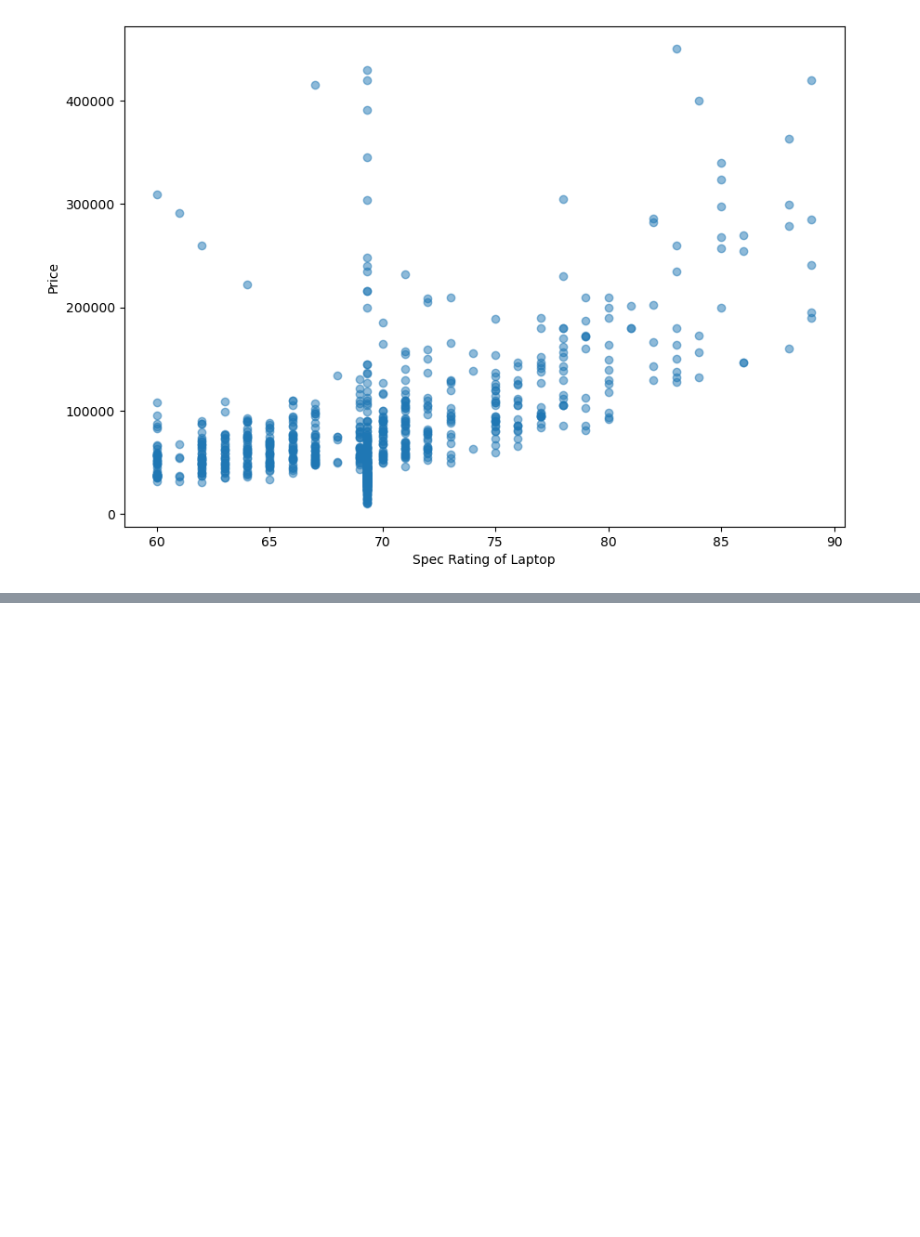
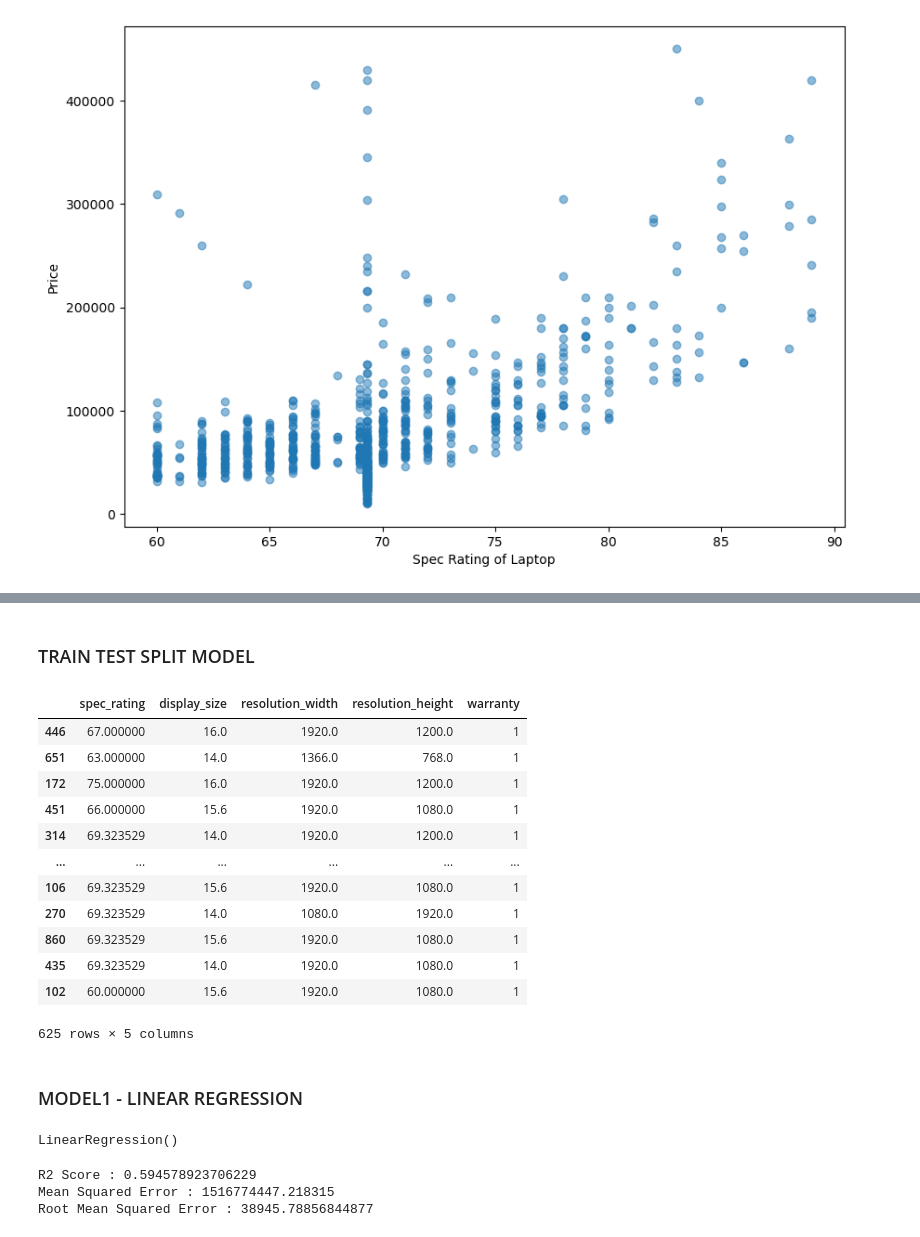
Before and after one commit to divyayush-v-20/Laptop_Price_Predictor, a Jupyter notebook: Laptop Price Predictor.ipynb, the cells around one changed output, grey strips where cells are left out. Cells and saved outputs as stored; diff of their text form; code cells hidden in the pictures; blank space fills up the shorter version.

```diff
--- a/Laptop Price Predictor.ipynb
+++ b/Laptop Price Predictor.ipynb
@@ -363,0 +377,4 @@ plt.show()
+# %%
+num_col = df.select_dtypes(include=['int64', 'float64']).columns
+num_col = df[num_col]
+num_col.info()
@@ -363,0 +418,27 @@ plt.show()
+# %% [markdown]
+### TRAIN TEST SPLIT MODEL
+# %%
+from sklearn.model_selection import train_test_split
+
+X = num_col.drop('price', axis=1)
+y = num_col['price']
+
+X_train, X_test, y_train, y_test = train_test_split(X, y, test_size=0.3, random_state=42)
+# %%
+X_train
+# %% [output]
+|  | spec_rating | display_size | resolution_width | resolution_height | warranty |
+| 446 | 67.000000 | 16.0 | 1920.0 | 1200.0 | 1 |
+| 651 | 63.000000 | 14.0 | 1366.0 | 768.0 | 1 |
+| 172 | 75.000000 | 16.0 | 1920.0 | 1200.0 | 1 |
+| 451 | 66.000000 | 15.6 | 1920.0 | 1080.0 | 1 |
+| 314 | 69.323529 | 14.0 | 1920.0 | 1200.0 | 1 |
+| ... | ... | ... | ... | ... | ... |
+| 106 | 69.323529 | 15.6 | 1920.0 | 1080.0 | 1 |
+| 270 | 69.323529 | 14.0 | 1080.0 | 1920.0 | 1 |
+| 860 | 69.323529 | 15.6 | 1920.0 | 1080.0 | 1 |
+| 435 | 69.323529 | 14.0 | 1920.0 | 1080.0 | 1 |
+| 102 | 60.000000 | 15.6 | 1920.0 | 1080.0 | 1 |
+625 rows × 5 columns
+# %% [markdown]
+### MODEL1 - LINEAR REGRESSION
@@ -363,0 +447,19 @@ plt.show()
+# %%
+lr = LinearRegression()
+lr
+# %% [output]
+LinearRegression()
+# %%
+lr.fit(X_train, y_train)
+
+pred = lr.predict(X_test)
+
+from sklearn.metrics import mean_squared_error, r2_score
+
+print('R2 Score :', r2_score(y_test, pred))
+print('Mean Squared Error :', mean_squared_error(y_test, pred))
+print('Root Mean Squared Error :', np.sqrt(mean_squared_error(y_test, pred)))
+# %% [output]
+R2 Score : 0.594578923706229
+Mean Squared Error : 1516774447.218315
+Root Mean Squared Error : 38945.78856844877
```
Also changed, not shown: parts of 35 cells of this notebook.
